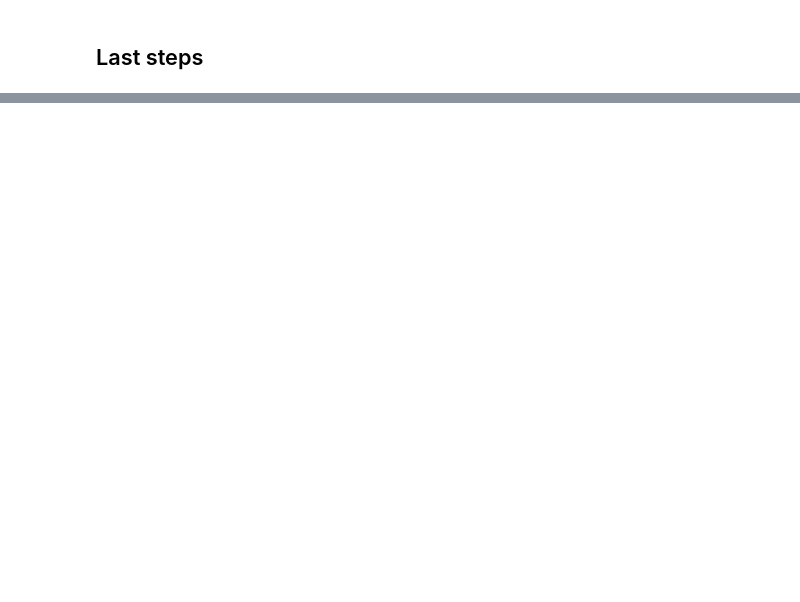
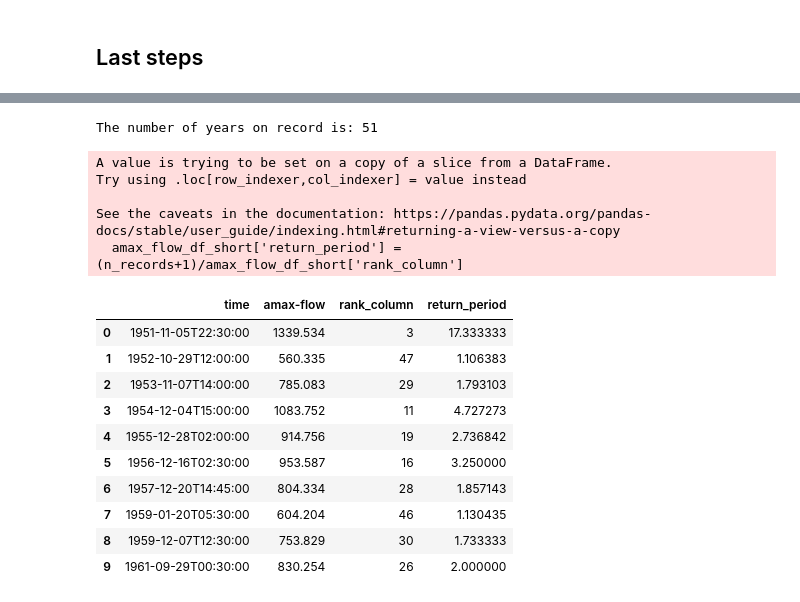
Before and after one commit to simon-m-mudd/physical_geography_practicals, a Jupyter notebook: physical_geography_flood_practical.ipynb, the cells around one changed output, grey strips where cells are left out. Cells and saved outputs as stored; diff of their text form; code cells hidden in the pictures; blank space fills up the shorter version.

```diff
--- a/physical_geography_flood_practical.ipynb
+++ b/physical_geography_flood_practical.ipynb
@@ -452,0 +592,5 @@ print("The discharge of a flood with a return period of "+str(big_return_period)
+# %%
+station = 15003
+data_type = "amax-flow"
+amax_flow_df = nrfapy.get_ts(station,data_type)
+amax_flow_df.head()
@@ -452,0 +627,25 @@ print("The discharge of a flood with a return period of "+str(big_return_period)
+# %%
+n_records = len(amax_flow_df_short['amax-flow'])
+print("The number of years on record is: "+str(n_records))
+# %% [output]
+The number of years on record is: 51
+# %%
+amax_flow_df_short['return_period'] = (n_records+1)/amax_flow_df_short['rank_column']
+amax_flow_df_short.head(10)
+# %% [output]
+A value is trying to be set on a copy of a slice from a DataFrame.
+Try using .loc[row_indexer,col_indexer] = value instead
+
+See the caveats in the documentation: https://pandas.pydata.org/pandas-docs/stable/user_guide/indexing.html#returning-a-view-versus-a-copy
+  amax_flow_df_short['return_period'] = (n_records+1)/amax_flow_df_short['rank_column']
+|  | time | amax-flow | rank_column | return_period |
+| 0 | 1951-11-05T22:30:00 | 1339.534 | 3 | 17.333333 |
+| 1 | 1952-10-29T12:00:00 | 560.335 | 47 | 1.106383 |
+| 2 | 1953-11-07T14:00:00 | 785.083 | 29 | 1.793103 |
+| 3 | 1954-12-04T15:00:00 | 1083.752 | 11 | 4.727273 |
+| 4 | 1955-12-28T02:00:00 | 914.756 | 19 | 2.736842 |
+| 5 | 1956-12-16T02:30:00 | 953.587 | 16 | 3.250000 |
+| 6 | 1957-12-20T14:45:00 | 804.334 | 28 | 1.857143 |
+| 7 | 1959-01-20T05:30:00 | 604.204 | 46 | 1.130435 |
+| 8 | 1959-12-07T12:30:00 | 753.829 | 30 | 1.733333 |
+| 9 | 1961-09-29T00:30:00 | 830.254 | 26 | 2.000000 |
```
Also changed, not shown: parts of 33 cells of this notebook.
